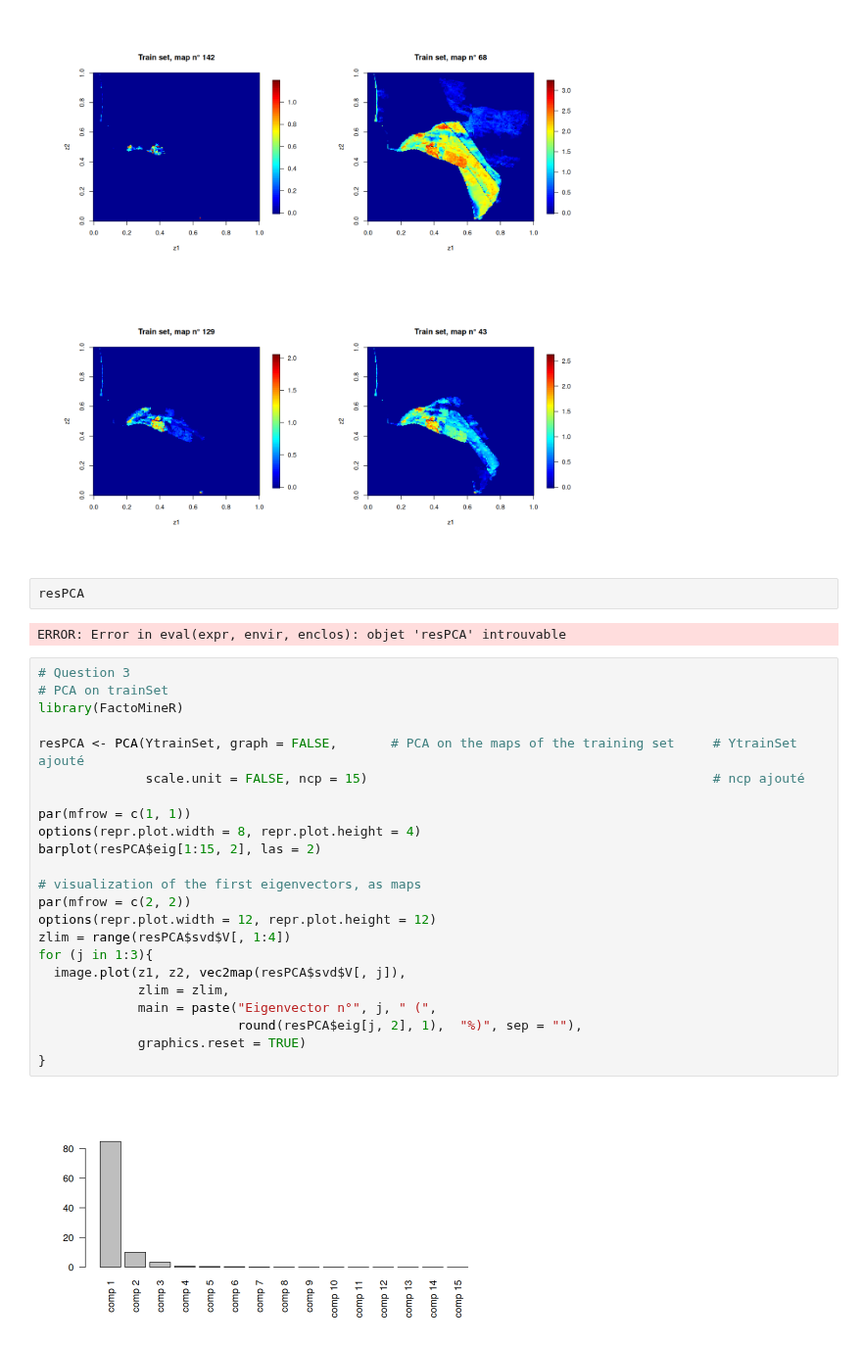
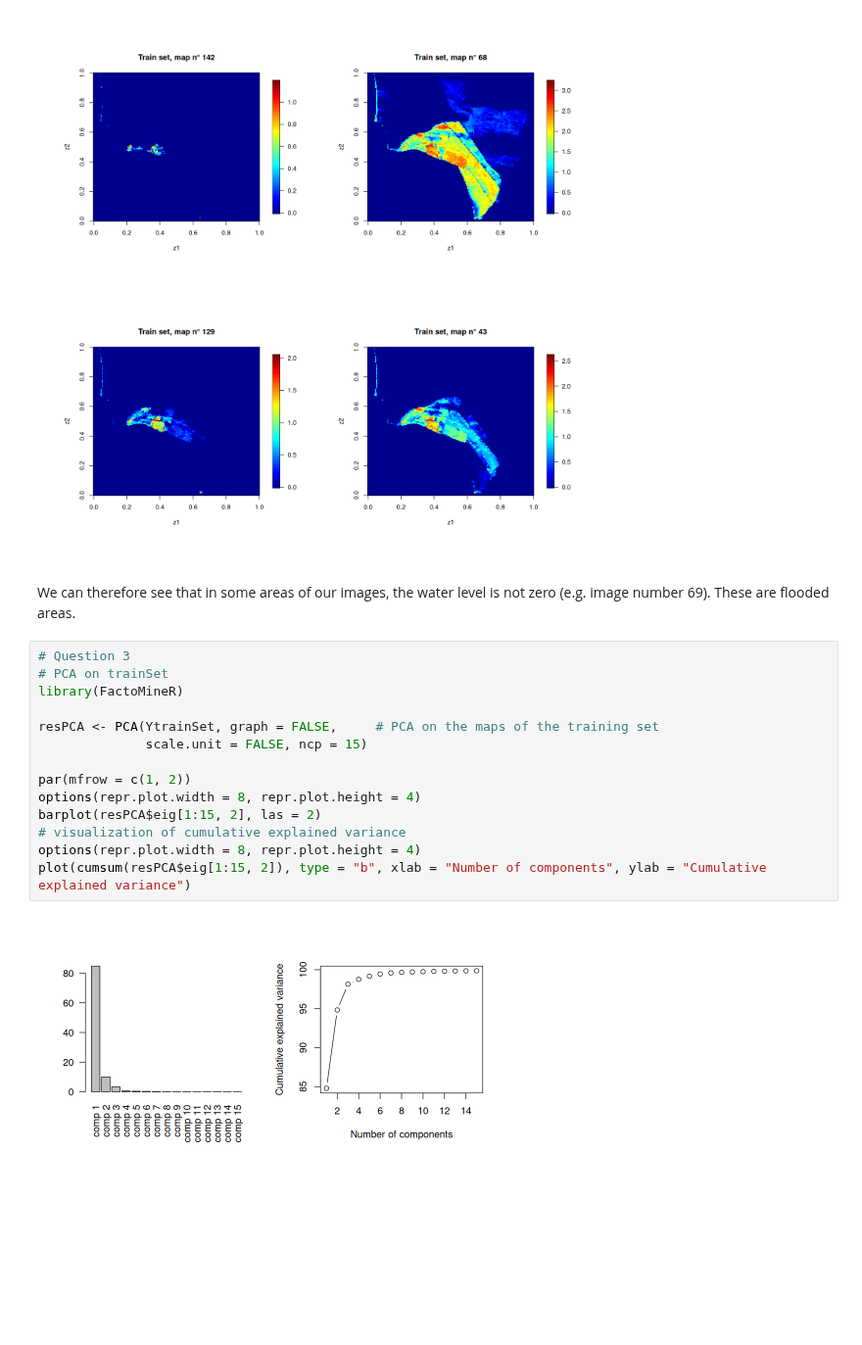
Before and after one commit to MaxMosh/n7-SN, a Jupyter notebook: 3A ModIA/S9 (INSA)/Métamodélisation/Processus gaussiens/Projet/Metamodeling_Case_Study_Coastal_Flooding_starter.ipynb, the cells around one changed output. Shown at 98% size. Saved outputs shown, nothing was run; the diff lists cells and outputs as text; blank space fills up the shorter version.

```diff
--- a/3A ModIA/S9 (INSA)/Métamodélisation/Processus gaussiens/Projet/Metamodeling_Case_Study_Coastal_Flooding_starter.ipynb
+++ b/3A ModIA/S9 (INSA)/Métamodélisation/Processus gaussiens/Projet/Metamodeling_Case_Study_Coastal_Flooding_starter.ipynb
@@ -154,32 +175,21 @@ for (i in 1:4){
 }
 # %% [output]
 [figure]
-# %%
-resPCA
-# %% [output]
-ERROR: Error in eval(expr, envir, enclos): objet 'resPCA' introuvable
+# %% [markdown]
+We can therefore see that in some areas of our images, the water level is not zero (e.g. image number 69). These are flooded areas.
 # %%
 # Question 3
 # PCA on trainSet
 library(FactoMineR)
 
-resPCA <- PCA(YtrainSet, graph = FALSE,       # PCA on the maps of the training set     # YtrainSet ajouté
-              scale.unit = FALSE, ncp = 15)                                             # ncp ajouté
+resPCA <- PCA(YtrainSet, graph = FALSE,     # PCA on the maps of the training set
+              scale.unit = FALSE, ncp = 15)
 
-par(mfrow = c(1, 1))
+par(mfrow = c(1, 2))
 options(repr.plot.width = 8, repr.plot.height = 4)
 barplot(resPCA$eig[1:15, 2], las = 2)
-
-# visualization of the first eigenvectors, as maps
-par(mfrow = c(2, 2))
-options(repr.plot.width = 12, repr.plot.height = 12)
-zlim = range(resPCA$svd$V[, 1:4])
-for (j in 1:3){
-  image.plot(z1, z2, vec2map(resPCA$svd$V[, j]),
-             zlim = zlim,
-             main = paste("Eigenvector n°", j, " (",
-                          round(resPCA$eig[j, 2], 1),  "%)", sep = ""),
-             graphics.reset = TRUE)
-}
+# visualization of cumulative explained variance
+options(repr.plot.width = 8, repr.plot.height = 4)
+plot(cumsum(resPCA$eig[1:15, 2]), type = "b", xlab = "Number of components", ylab = "Cumulative explained variance")
 # %% [output]
-[figure, old version]
+[figure, new version]
```
Also changed, not shown: parts of 30 cells of this notebook.
